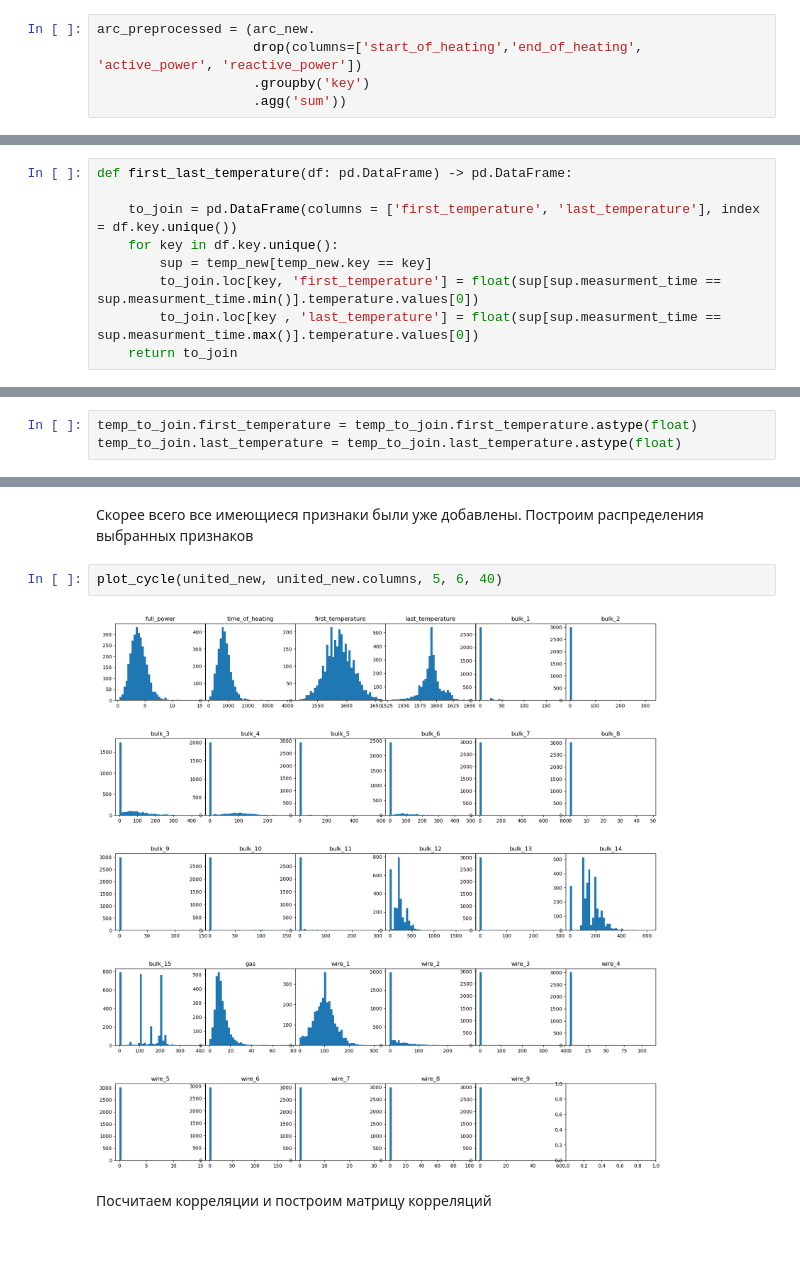
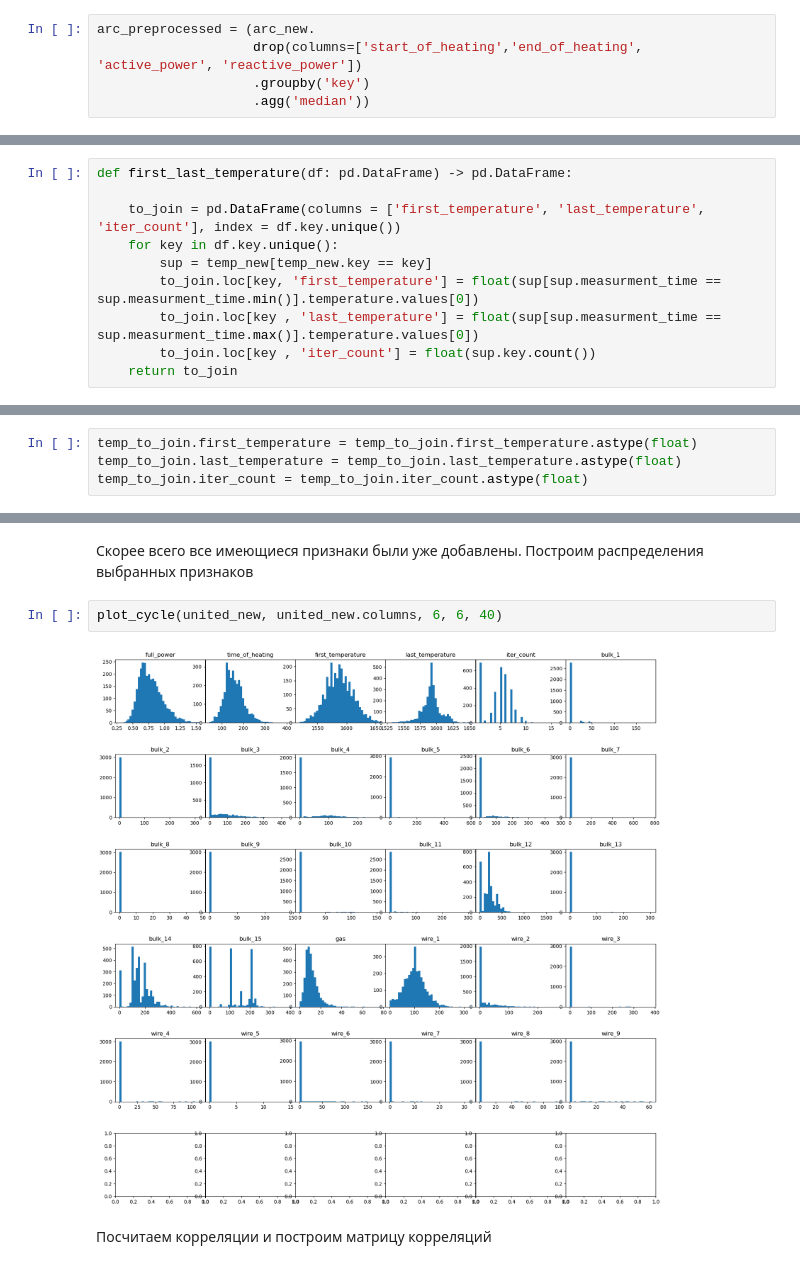
Before and after one commit to DmitrijUsachev/final_project, a Jupyter notebook: final_project.ipynb, the cells around one changed output, grey strips where cells are left out. Saved outputs shown, nothing was run; the diff lists cells and outputs as text.

```diff
--- a/final_project.ipynb
+++ b/final_project.ipynb
@@ -797,7 +797,7 @@ arc_new.describe()
 arc_preprocessed = (arc_new.
                     drop(columns=['start_of_heating','end_of_heating', 'active_power', 'reactive_power'])
                     .groupby('key')
-                    .agg('sum'))
+                    .agg('median'))
 # %%
 arc_preprocessed.hist(bins = 100);
 # %% [output]
@@ -928,17 +939,19 @@ sup[sup.measurment_time == sup.measurment_time.max()].temperature.values[0]
 # %%
 def first_last_temperature(df: pd.DataFrame) -> pd.DataFrame:
 
-    to_join = pd.DataFrame(columns = ['first_temperature', 'last_temperature'], index = df.key.unique())
+    to_join = pd.DataFrame(columns = ['first_temperature', 'last_temperature', 'iter_count'], index = df.key.unique())
     for key in df.key.unique():
         sup = temp_new[temp_new.key == key]
         to_join.loc[key, 'first_temperature'] = float(sup[sup.measurment_time == sup.measurment_time.min()].temperature.values[0])
         to_join.loc[key , 'last_temperature'] = float(sup[sup.measurment_time == sup.measurment_time.max()].temperature.values[0])
+        to_join.loc[key , 'iter_count'] = float(sup.key.count())
     return to_join
 # %%
 temp_to_join = first_last_temperature(temp_new)
 # %%
 temp_to_join.first_temperature = temp_to_join.first_temperature.astype(float)
 temp_to_join.last_temperature = temp_to_join.last_temperature.astype(float)
+temp_to_join.iter_count = temp_to_join.iter_count.astype(float)
 # %%
 temp_to_join.info()
 # %% [output]
@@ -1123,9 +1138,9 @@ dtype: int64
 # %% [markdown]
 Скорее всего все имеющиеся признаки были уже добавлены. Построим распределения выбранных признаков
 # %%
-plot_cycle(united_new, united_new.columns, 5, 6, 40)
+plot_cycle(united_new, united_new.columns, 6, 6, 40)
 # %% [output]
-[figure, old version]
+[figure, new version]
 # %% [markdown]
 Посчитаем корреляции и построим матрицу корреляций
 # %%
```
Also changed, not shown: parts of 41 cells of this notebook.
